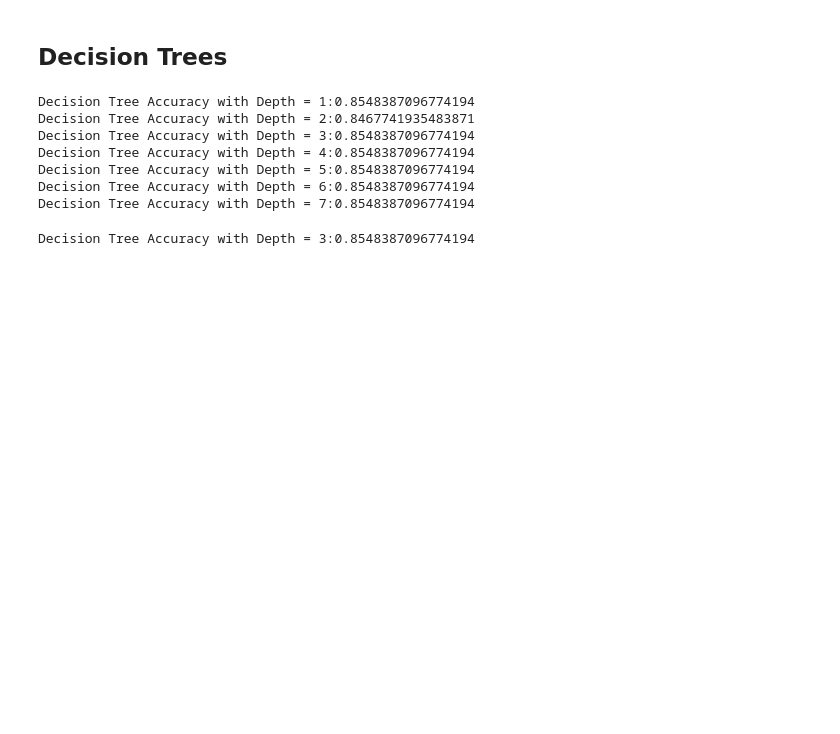
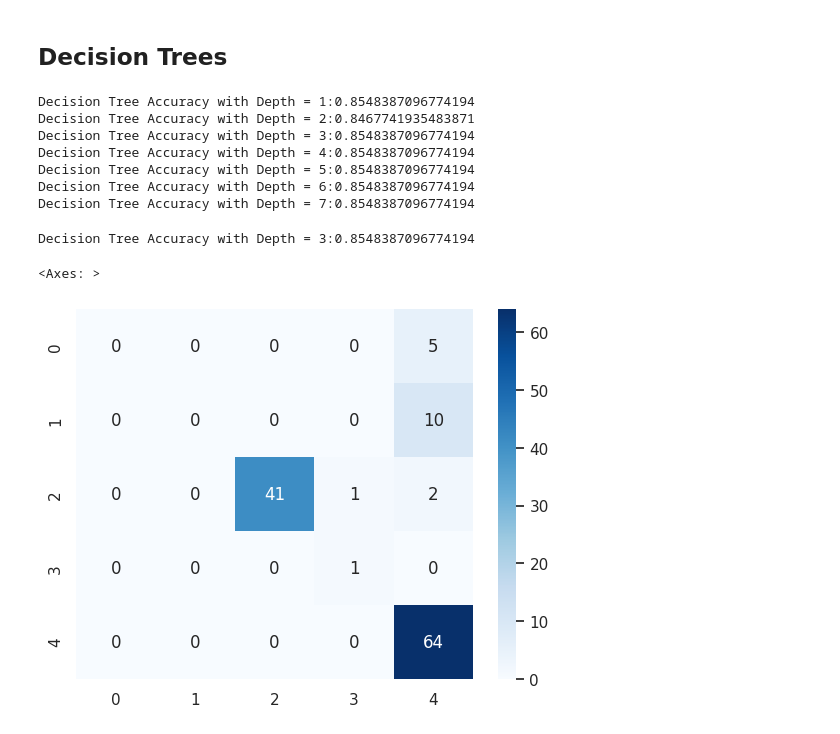
Before and after one commit to KrishBnsl/weather-prediction, a Jupyter notebook: weather_prediction.ipynb, the cells around one changed output. Saved outputs shown, nothing was run; the diff lists cells and outputs as text; code cells hidden in the pictures; blank space fills up the shorter version.

```diff
--- a/weather_prediction.ipynb
+++ b/weather_prediction.ipynb
@@ -416,3 +420,12 @@ dec_score = dec.score(x_test,y_test)
 print(f'Decision Tree Accuracy with Depth = {3}:{dec_score}')
 # %% [output]
 Decision Tree Accuracy with Depth = 3:0.8548387096774194
+# %%
+y_pred_dt = dec.predict(x_test)
+
+conf_matrix = confusion_matrix(y_test,y_pred_dt)
+
+sns.heatmap(conf_matrix,annot=True,cmap='Blues')
+# %% [output]
+<Axes: >
+[figure, added]
```
Also changed, not shown: parts of 2 cells of this notebook.
